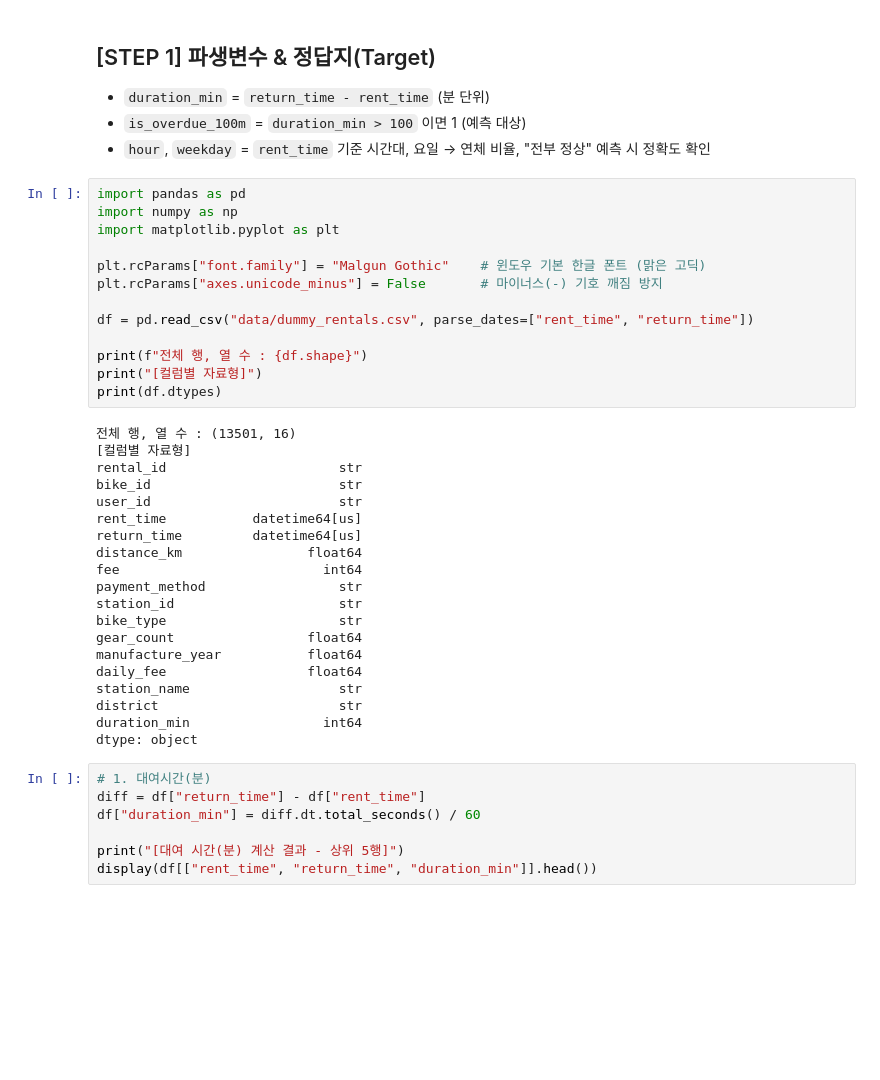
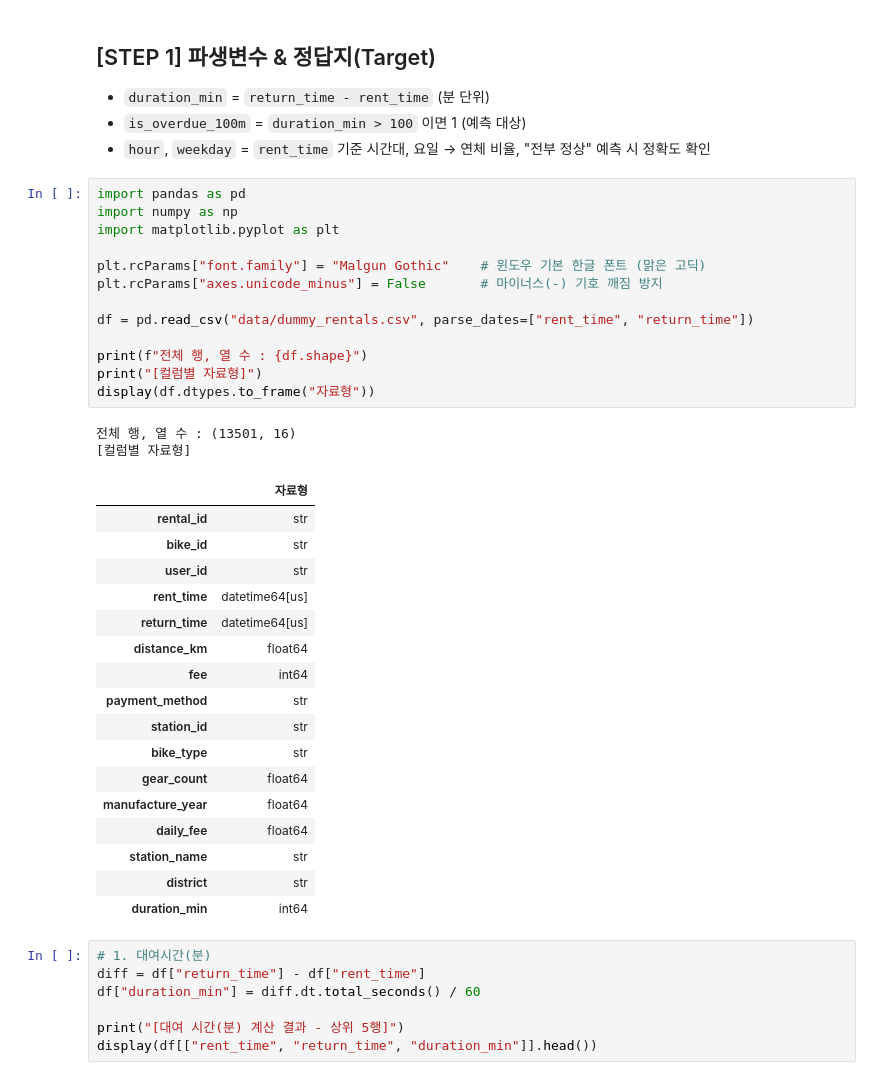
Before and after one commit to yoell1/6_Python, a Jupyter notebook: 10_02종합 실습 문제/ml_solution_dummy.ipynb, the cells around one changed output. Drawn from its saved outputs; the diff is of its cells as text; blank space fills up the shorter version.

```diff
--- a/10_02종합 실습 문제/ml_solution_dummy.ipynb
+++ b/10_02종합 실습 문제/ml_solution_dummy.ipynb
@@ -10,36 +10,36 @@
 # %%
 import pandas as pd
 import numpy as np
 import matplotlib.pyplot as plt
 
 plt.rcParams["font.family"] = "Malgun Gothic"    # 윈도우 기본 한글 폰트 (맑은 고딕)
 plt.rcParams["axes.unicode_minus"] = False       # 마이너스(-) 기호 깨짐 방지
 
 df = pd.read_csv("data/dummy_rentals.csv", parse_dates=["rent_time", "return_time"])
 
 print(f"전체 행, 열 수 : {df.shape}")
 print("[컬럼별 자료형]")
-print(df.dtypes)
+display(df.dtypes.to_frame("자료형"))
 # %% [output]
 전체 행, 열 수 : (13501, 16)
 [컬럼별 자료형]
-rental_id                      str
-bike_id                        str
-user_id                        str
-rent_time           datetime64[us]
-return_time         datetime64[us]
-distance_km                float64
-fee                          int64
-payment_method                 str
-station_id                     str
-bike_type                      str
-gear_count                 float64
-manufacture_year           float64
-daily_fee                  float64
-station_name                   str
-district                       str
-duration_min                 int64
-dtype: object
+|  | 자료형 |
+| rental_id | str |
+| bike_id | str |
+| user_id | str |
+| rent_time | datetime64[us] |
+| return_time | datetime64[us] |
+| distance_km | float64 |
+| fee | int64 |
+| payment_method | str |
+| station_id | str |
+| bike_type | str |
+| gear_count | float64 |
+| manufacture_year | float64 |
+| daily_fee | float64 |
+| station_name | str |
+| district | str |
+| duration_min | int64 |
 # %%
 # 1. 대여시간(분)
 diff = df["return_time"] - df["rent_time"]
```
Also changed, not shown: parts of 7 cells of this notebook, 2 other files.
